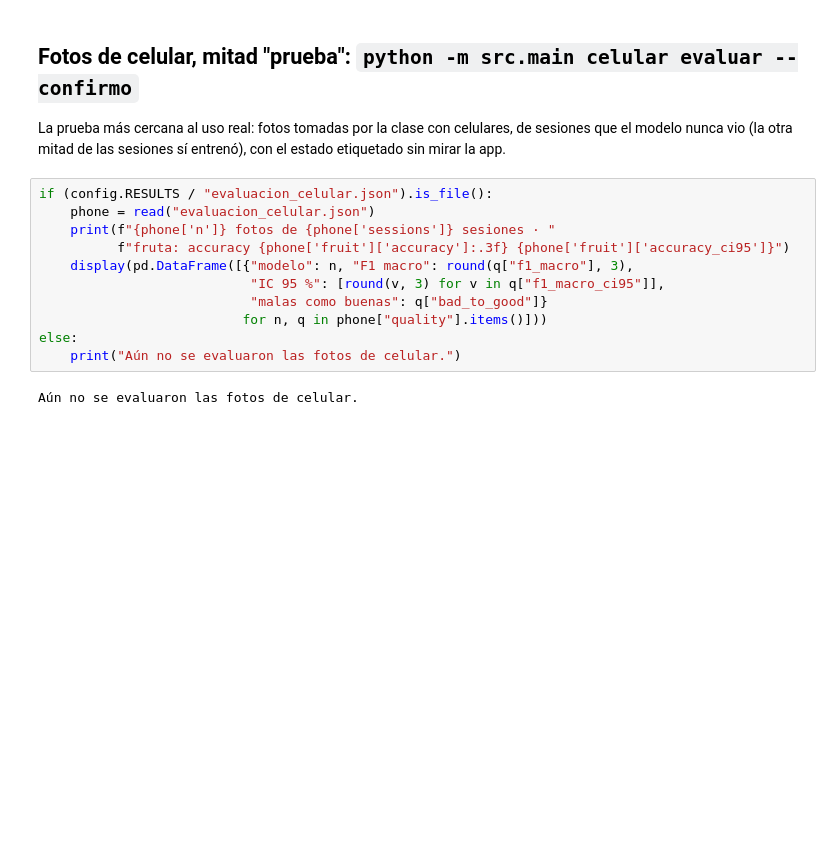
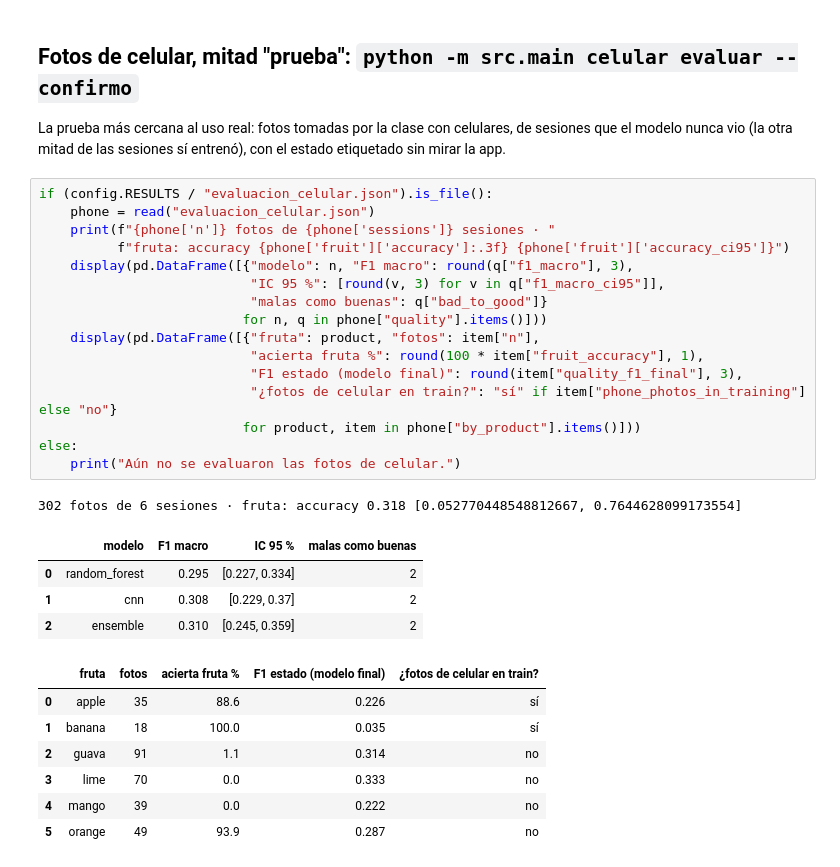
Before and after one commit to Davinerto9/fruit-vegetable-quality-classifier-ml, a Jupyter notebook: notebooks/04_resultados.ipynb, the cells around one changed output. Saved outputs shown, nothing was run; the diff lists cells and outputs as text; blank space fills up the shorter version.

```diff
--- a/notebooks/04_resultados.ipynb
+++ b/notebooks/04_resultados.ipynb
@@ -144,13 +175,29 @@ La prueba más cercana al uso real: fotos tomadas por la clase con celulares, de
 # %%
 if (config.RESULTS / "evaluacion_celular.json").is_file():
     phone = read("evaluacion_celular.json")
     print(f"{phone['n']} fotos de {phone['sessions']} sesiones · "
           f"fruta: accuracy {phone['fruit']['accuracy']:.3f} {phone['fruit']['accuracy_ci95']}")
     display(pd.DataFrame([{"modelo": n, "F1 macro": round(q["f1_macro"], 3),
                            "IC 95 %": [round(v, 3) for v in q["f1_macro_ci95"]],
                            "malas como buenas": q["bad_to_good"]}
                           for n, q in phone["quality"].items()]))
+    display(pd.DataFrame([{"fruta": product, "fotos": item["n"],
+                           "acierta fruta %": round(100 * item["fruit_accuracy"], 1),
+                           "F1 estado (modelo final)": round(item["quality_f1_final"], 3),
+                           "¿fotos de celular en train?": "sí" if item["phone_photos_in_training"] else "no"}
+                          for product, item in phone["by_product"].items()]))
 else:
     print("Aún no se evaluaron las fotos de celular.")
 # %% [output]
-Aún no se evaluaron las fotos de celular.
+302 fotos de 6 sesiones · fruta: accuracy 0.318 [0.052770448548812667, 0.7644628099173554]
+|  | modelo | F1 macro | IC 95 % | malas como buenas |
+| 0 | random_forest | 0.295 | [0.227, 0.334] | 2 |
+| 1 | cnn | 0.308 | [0.229, 0.37] | 2 |
+| 2 | ensemble | 0.310 | [0.245, 0.359] | 2 |
+|  | fruta | fotos | acierta fruta % | F1 estado (modelo final) | ¿fotos de celular en train? |
+| 0 | apple | 35 | 88.6 | 0.226 | sí |
+| 1 | banana | 18 | 100.0 | 0.035 | sí |
+| 2 | guava | 91 | 1.1 | 0.314 | no |
+| 3 | lime | 70 | 0.0 | 0.333 | no |
+| 4 | mango | 39 | 0.0 | 0.222 | no |
+| 5 | orange | 49 | 93.9 | 0.287 | no |
```
Also changed, not shown: parts of 8 cells of this notebook, 3 other files.
